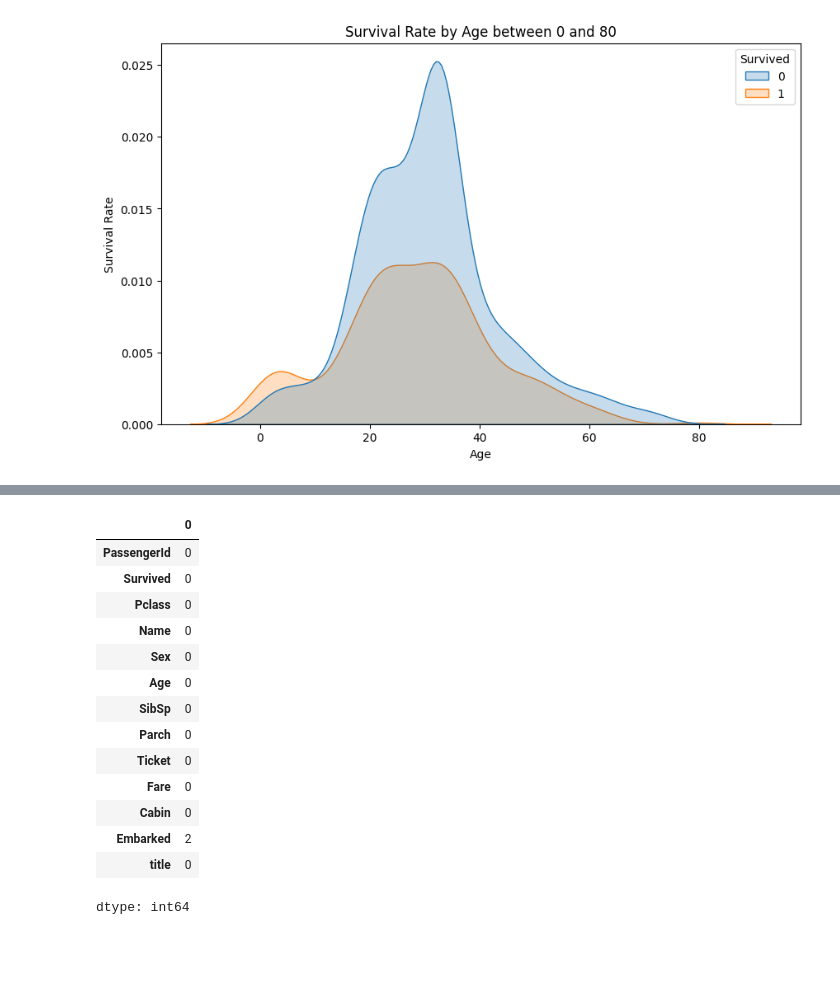
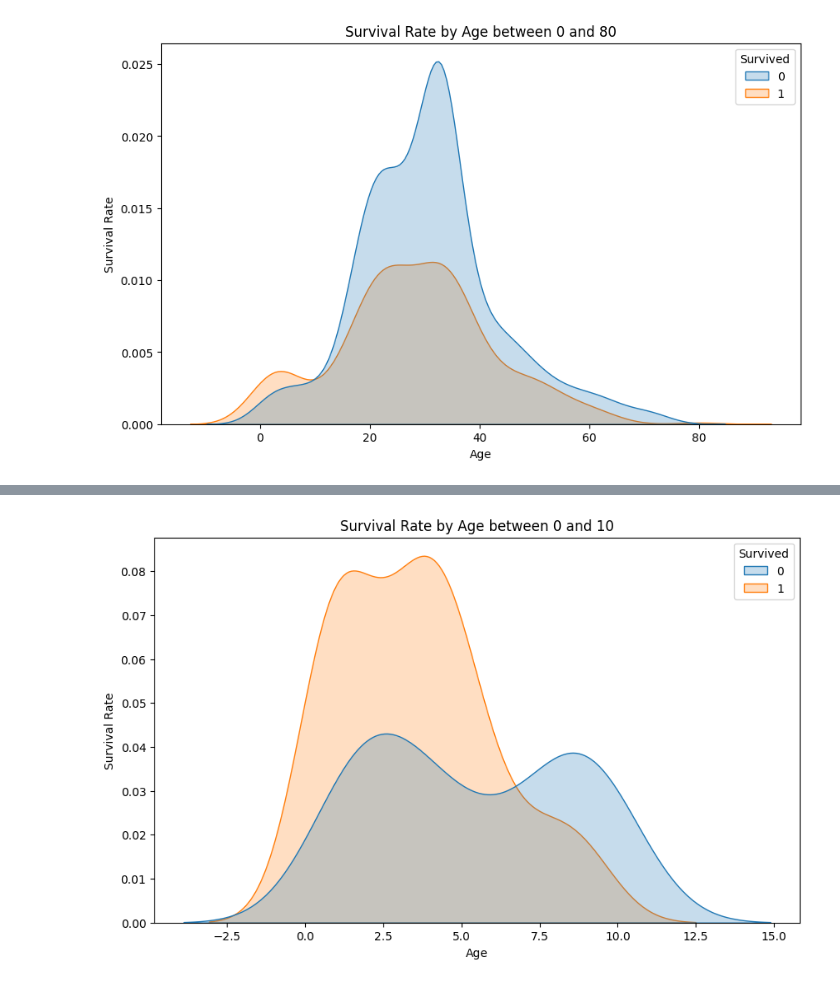
Before and after one commit to segnig/Kaggle-Competitions, a Jupyter notebook: titanic/titanic.ipynb, the cells around one changed output, grey strips where cells are left out. Drawn from its saved outputs; the diff is of its cells as text; code cells hidden in the pictures; blank space fills up the shorter version.

```diff
--- a/titanic/titanic.ipynb
+++ b/titanic/titanic.ipynb
@@ -268,18 +260,4 @@ plot_ratio_of_survived("Cabin")
-# %%
-train_data.isnull().sum()
-# %% [output]
-|  | 0 |
-| PassengerId | 0 |
-| Survived | 0 |
-| Pclass | 0 |
-| Name | 0 |
-| Sex | 0 |
-| Age | 0 |
-| SibSp | 0 |
-| Parch | 0 |
-| Ticket | 0 |
-| Fare | 0 |
-| Cabin | 0 |
-| Embarked | 2 |
-| title | 0 |
-dtype: int64
+# %%
+plot_ratio_of_survived_by_age(0, 10)
+# %% [output]
+[figure, added]
```
Also changed, not shown: parts of 134 cells of this notebook.
